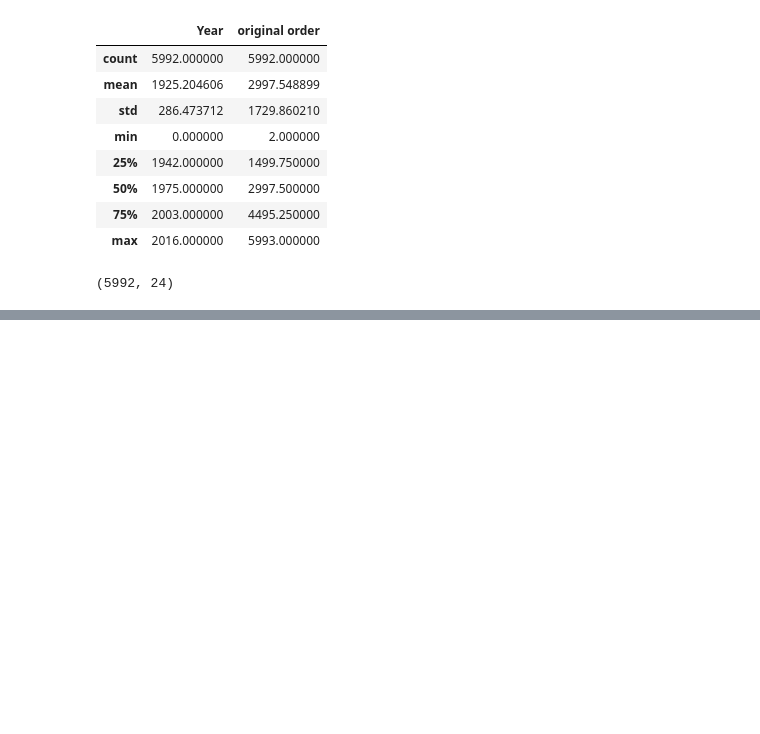
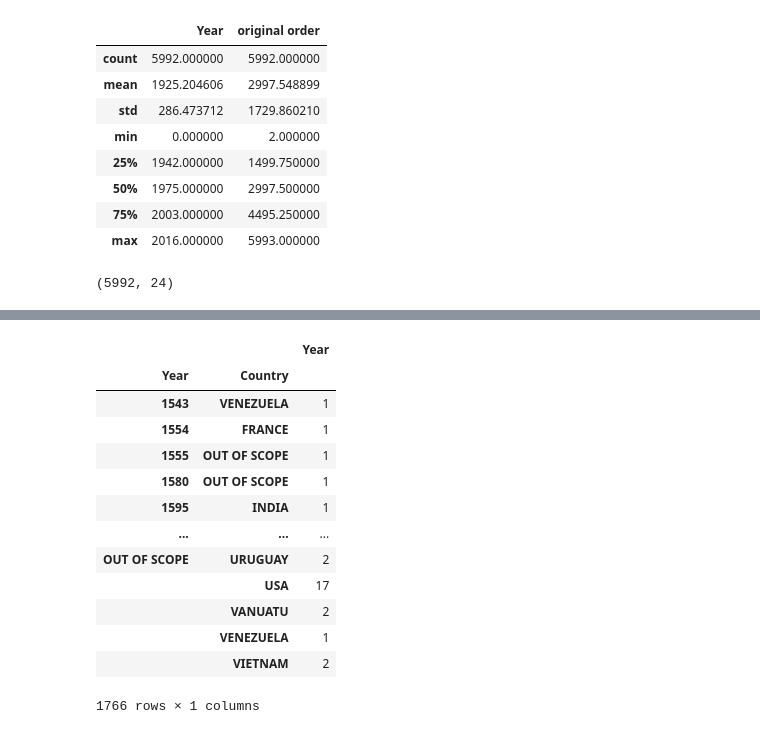
Before and after one commit to meryreddoor/project-clean-folder, a Jupyter notebook: Project Cleaning folders.ipynb, the cells around one changed output, grey strips where cells are left out. Cells and saved outputs as stored; diff of their text form; code cells hidden in the pictures; blank space fills up the shorter version.

```diff
--- a/Project Cleaning folders.ipynb
+++ b/Project Cleaning folders.ipynb
@@ -32,0 +197,4 @@ shark_csv_folder.shape
+# %%
+#Removing the remaining null values.
+shark={'Country':'OUT OF SCOPE'}
+shark_output.fillna(value=shark,inplace=True)
@@ -32,0 +206,9 @@ shark_csv_folder.shape
+# %%
+#Cleaning Year Column.
+for e in shark_output.Year:
+    if e <1300:
+        shark_output.Year=shark_output.Year.replace(e, 'OUT OF SCOPE')
+# %%
+#Removing white spaces from Year Column.
+shark_output["Year"] = shark_output["Year"].astype(str)
+shark_output['Year']= shark_output['Year'].str.strip()
@@ -32,0 +232,19 @@ shark_csv_folder.shape
+# %%
+new_shark=shark_output[['Country','Year']]
+gr_df = new_shark.groupby(['Year',"Country"]).agg({"Year":"count"})
+gr_df
+# %% [output]
+|  |  | Year |
+| Year | Country |  |
+| 1543 | VENEZUELA | 1 |
+| 1554 | FRANCE | 1 |
+| 1555 | OUT OF SCOPE | 1 |
+| 1580 | OUT OF SCOPE | 1 |
+| 1595 | INDIA | 1 |
+| ... | ... | ... |
+| OUT OF SCOPE | URUGUAY | 2 |
+|  | USA | 17 |
+|  | VANUATU | 2 |
+|  | VENEZUELA | 1 |
+|  | VIETNAM | 2 |
+1766 rows × 1 columns
```
Also changed, not shown: parts of 16 cells of this notebook, 4 other files.
